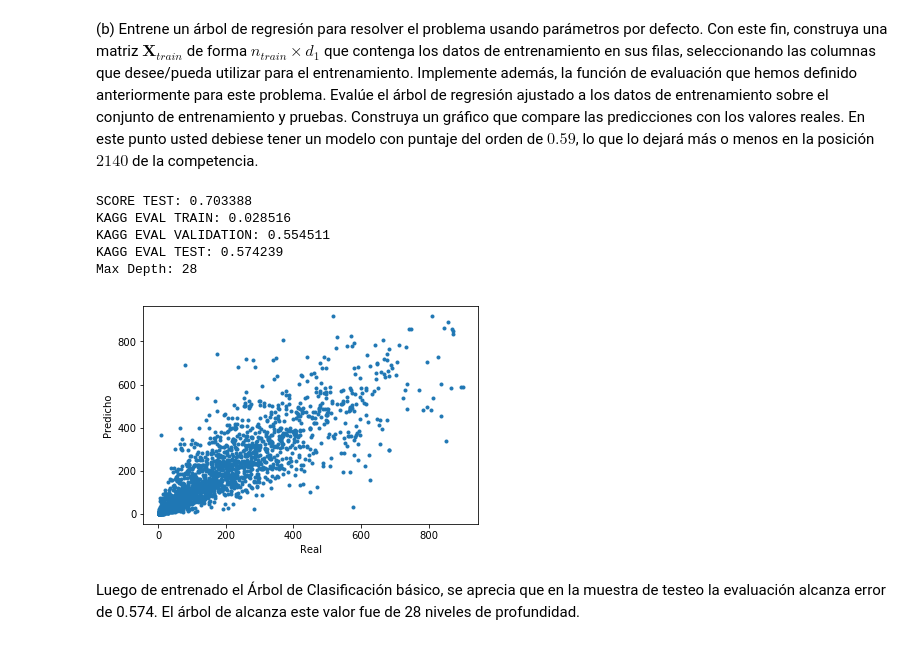
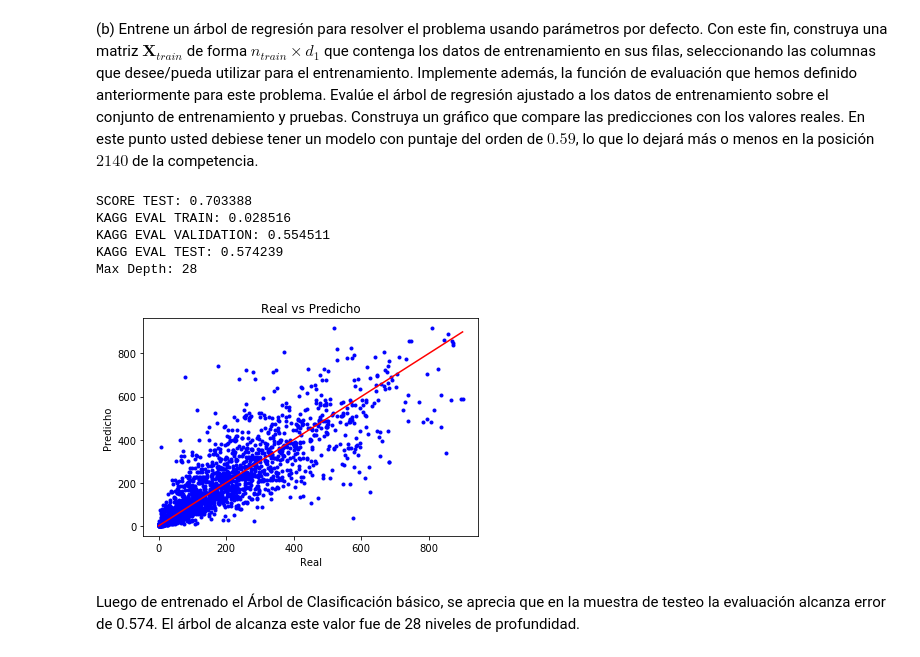
Before and after one commit to dsanmartin/INF578-HW, a Jupyter notebook: 3/Tarea3-ML.ipynb, the cells around one changed output. Saved outputs shown, nothing was run; the diff lists cells and outputs as text; code cells hidden in the pictures.

```diff
--- a/3/Tarea3-ML.ipynb
+++ b/3/Tarea3-ML.ipynb
@@ -450,6 +450,14 @@ import matplotlib.pyplot as plt
 def eval_bikemodel(y_predict,y_true):
     diff = np.log(y_predict+1.0) - np.log(y_true+1.0)
     return np.sqrt(np.sum(np.square(diff))/len(y_predict))
+# %%
+def plotEx2(y_test, y_pred):
+    plt.plot(y_test, y_pred, 'b.')
+    plt.plot(np.arange(0, np.max(Y_test)), 'r')
+    plt.title("Real vs Predicho")
+    plt.xlabel("Real")
+    plt.ylabel("Predicho")
+    plt.show()
 # %%
 # Select columns
 Xdf = df.loc[:,['season','holiday','workingday','weather','temp','atemp','humidity','windspeed','hour']]
@@ -461,38 +469,35 @@ X_val = Xdf[ntrain:nval].values
 X_test = Xdf[nval:].values
 Y_train = Ydf[0:ntrain].values
 Y_val = Ydf[ntrain:nval].values
 Y_test = Ydf[nval:].values
 
 # Model training
 model = Tree(random_state=0)
 model.fit(X_train, Y_train)
 score_test = model.score(X_test,Y_test)
 print "SCORE TEST: %f"%score_test
 
 # Predict model - score
 Y_pred_train = model.predict(X_train)
 Y_pred_val = model.predict(X_val)
 Y_pred_test = model.predict(X_test)
 kagg_train = eval_bikemodel(Y_pred_train, Y_train)
 kagg_val = eval_bikemodel(Y_pred_val, Y_val)
 kagg_test = eval_bikemodel(Y_pred_test, Y_test)
 print "KAGG EVAL TRAIN: %f"%kagg_train
 print "KAGG EVAL VALIDATION: %f"%kagg_val
 print "KAGG EVAL TEST: %f"%kagg_test
 print "Max Depth: "+ str(model.tree_.max_depth)
 
 # Plot
-plt.plot(Y_test,Y_pred_test,'.')
-plt.xlabel("Real")
-plt.ylabel("Predicho")
-plt.show()
+plotEx2(Y_test, Y_pred_test)
 # %% [output]
 SCORE TEST: 0.703388
 KAGG EVAL TRAIN: 0.028516
 KAGG EVAL VALIDATION: 0.554511
 KAGG EVAL TEST: 0.574239
 Max Depth: 28
-[figure, old version]
+[figure, new version]
 # %% [markdown]
 Luego de entrenado el Árbol de Clasificación básico, se aprecia que en la muestra de testeo la evaluación alcanza error de 0.574. El árbol de alcanza este valor fue de 28 niveles de profundidad.
 # %% [markdown]
```
Also changed, not shown: parts of 65 cells of this notebook.
